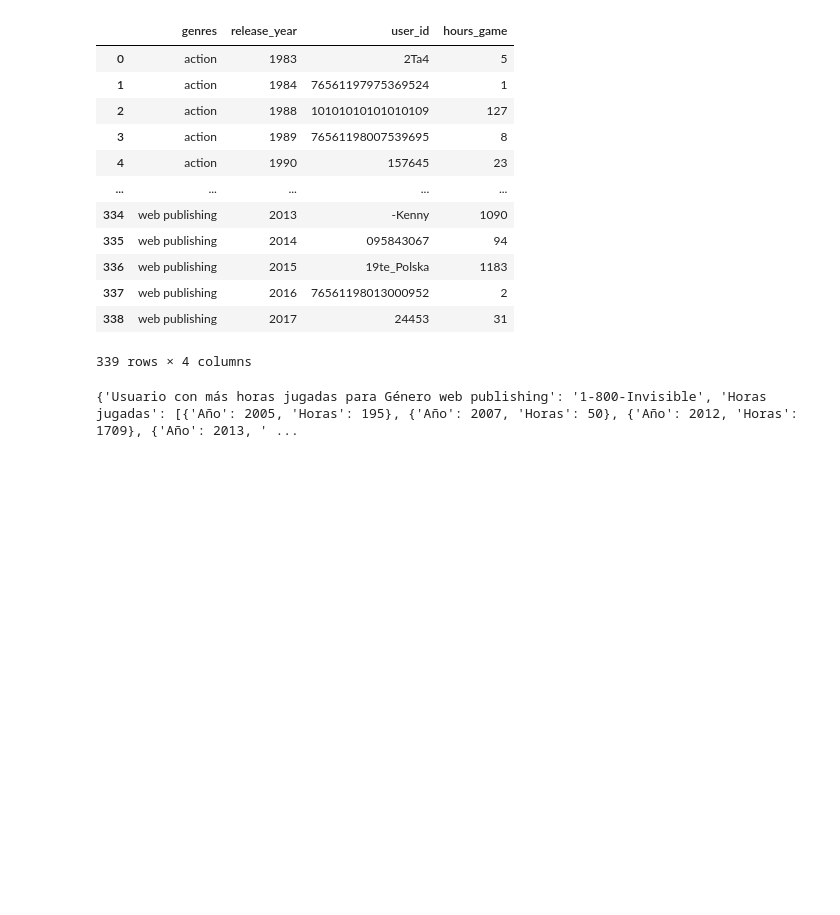
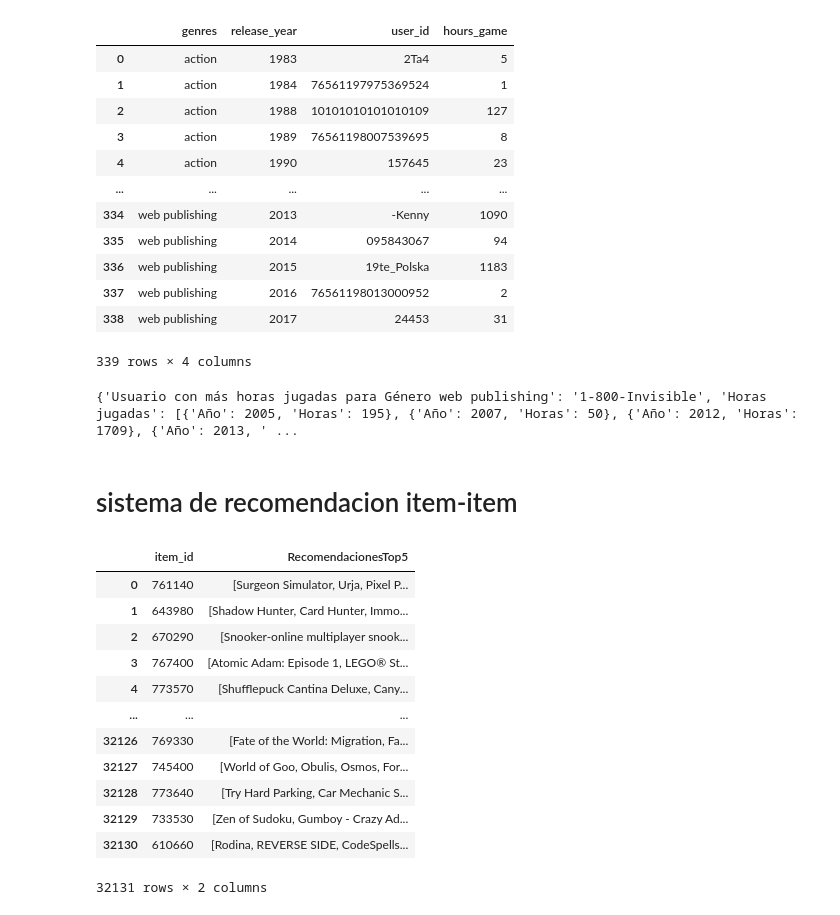
Before and after one commit to juampi1001/Proyecto_Individual_1_MLOps, a Jupyter notebook: Notebooks/Datos_y_funciones_API.ipynb, the cells around one changed output. Saved outputs shown, nothing was run; the diff lists cells and outputs as text; code cells hidden in the pictures; blank space fills up the shorter version.

Commit message:
commit sistema de recomendacion

```diff
--- a/Notebooks/Datos_y_funciones_API.ipynb
+++ b/Notebooks/Datos_y_funciones_API.ipynb
@@ -494,3 +494,21 @@ print(UserForGenre('web publishing'))
 {'Usuario con más horas jugadas para Género web publishing': '1-800-Invisible', 'Horas jugadas': [{'Año': 2005, 'Horas': 195}, {'Año': 2007, 'Horas': 50}, {'Año': 2012, 'Horas': 1709}, {'Año': 2013, ' ...
 # %%
 max_hours.to_parquet('C:\\Users\\Juampi\\Desktop\\Henry\\PI_MLOps\\Datasets\\archivos_API\\UserForGenre.parquet')
+# %% [markdown]
+# sistema de recomendacion item-item
+# %%
+df_item_item
+# %% [output]
+|  | item_id | RecomendacionesTop5 |
+| 0 | 761140 | [Surgeon Simulator, Urja, Pixel P... |
+| 1 | 643980 | [Shadow Hunter, Card Hunter, Immo... |
+| 2 | 670290 | [Snooker-online multiplayer snook... |
+| 3 | 767400 | [Atomic Adam: Episode 1, LEGO® St... |
+| 4 | 773570 | [Shufflepuck Cantina Deluxe, Cany... |
+| ... | ... | ... |
+| 32126 | 769330 | [Fate of the World: Migration, Fa... |
+| 32127 | 745400 | [World of Goo, Obulis, Osmos, For... |
+| 32128 | 773640 | [Try Hard Parking, Car Mechanic S... |
+| 32129 | 733530 | [Zen of Sudoku, Gumboy - Crazy Ad... |
+| 32130 | 610660 | [Rodina, REVERSE SIDE, CodeSpells... |
+32131 rows × 2 columns
```
Also changed, not shown: parts of 3 cells of this notebook, 2 other files.
